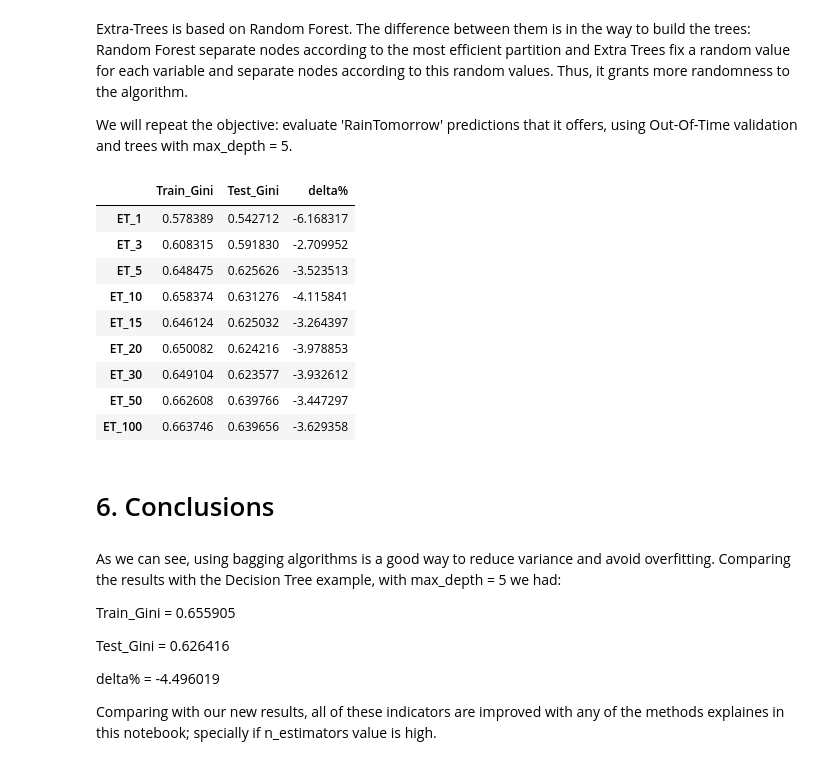
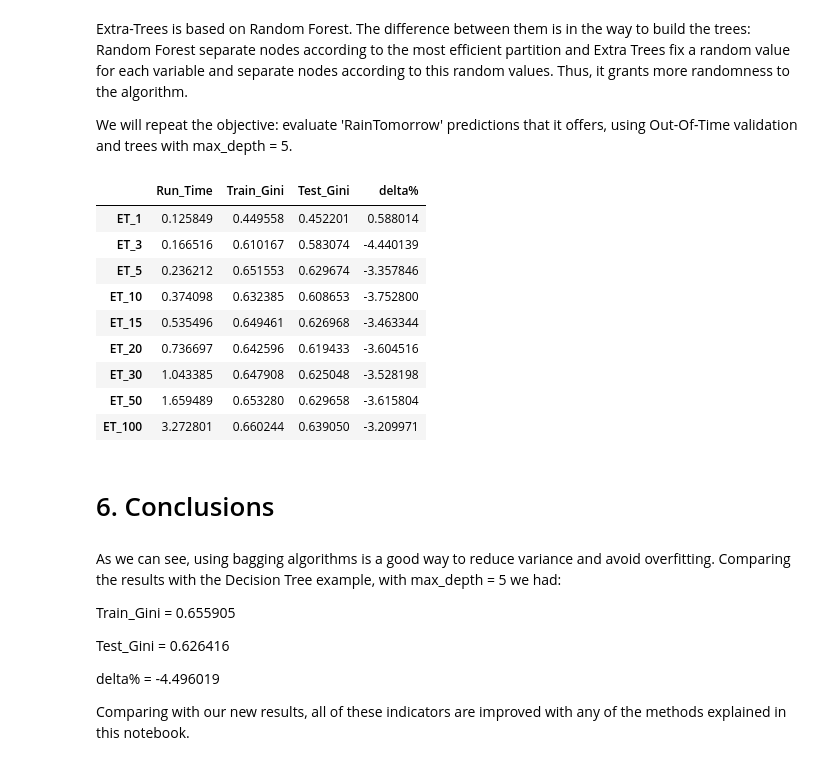
Before and after one commit to GinesMeca/TFG, a Jupyter notebook: notebooks/4. Bagging algorithms.ipynb, the cells around one changed output. Drawn from its saved outputs; the diff is of its cells as text; code cells hidden in the pictures.

```diff
--- a/notebooks/4. Bagging algorithms.ipynb
+++ b/notebooks/4. Bagging algorithms.ipynb
@@ -56,6 +57,7 @@ test = weather[weather.Date >= test_date].fillna(-1)
 tree = DecisionTreeClassifier(max_depth = 5)
 metrics = {}
 for n_estimators in [1, 3, 5, 10, 15, 20, 30, 50, 100]:
+    start_time = time.time()
     model = BaggingClassifier(base_estimator = tree, n_estimators = n_estimators)
     model.fit(train[model_columns],train.RainTomorrow);
 
@@ -64,10 +66,11 @@ for n_estimators in [1, 3, 5, 10, 15, 20, 30, 50, 100]:
 
     metrics['Bag_'+ str(n_estimators)] = {
         'Train_Gini': 2*roc_auc_score(train.RainTomorrow, train_pred)-1,
-        'Test_Gini': 2*roc_auc_score(test.RainTomorrow, test_pred)-1
+        'Test_Gini': 2*roc_auc_score(test.RainTomorrow, test_pred)-1,
+        'Run_Time': time.time() - start_time
     }
 
-metrics_pd = pd.DataFrame.from_dict(metrics, orient='index',columns=['Train_Gini', 'Test_Gini'])
-metrics_pd['delta%'] = 100*(metrics_pd.Test_Gini - metrics_pd.Train_Gini) / metrics_pd.Train_Gini
-metrics_pd
+metrics_bag = pd.DataFrame.from_dict(metrics, orient='index',columns=['Run_Time', 'Train_Gini', 'Test_Gini'])
+metrics_bag['delta%'] = 100*(metrics_bag.Test_Gini - metrics_bag.Train_Gini) / metrics_bag.Train_Gini
+metrics_bag
 # %% [output]
@@ -91,6 +94,7 @@ Now, we are interested in running Random Forest algorithm on the current dataset
 #We generate our Random Forest algorithms:
 metrics = {}
 for n_estimators in [1, 3, 5, 10, 15, 20, 30, 50, 100]:
+    start_time = time.time()
     model = RandomForestClassifier(n_estimators = n_estimators, max_depth = 5, max_features = 'sqrt')
     model.fit(train[model_columns],train.RainTomorrow);
 
@@ -99,10 +103,11 @@ for n_estimators in [1, 3, 5, 10, 15, 20, 30, 50, 100]:
 
     metrics['RF_'+ str(n_estimators)] = {
         'Train_Gini': 2*roc_auc_score(train.RainTomorrow, train_pred)-1,
-        'Test_Gini': 2*roc_auc_score(test.RainTomorrow, test_pred)-1
+        'Test_Gini': 2*roc_auc_score(test.RainTomorrow, test_pred)-1,
+        'Run_Time': time.time() - start_time
     }
 
-metrics_pd = pd.DataFrame.from_dict(metrics, orient='index',columns=['Train_Gini', 'Test_Gini'])
-metrics_pd['delta%'] = 100*(metrics_pd.Test_Gini - metrics_pd.Train_Gini) / metrics_pd.Train_Gini
-metrics_pd
+metrics_RF = pd.DataFrame.from_dict(metrics, orient='index',columns=['Run_Time', 'Train_Gini', 'Test_Gini'])
+metrics_RF['delta%'] = 100*(metrics_RF.Test_Gini - metrics_RF.Train_Gini) / metrics_RF.Train_Gini
+metrics_RF
 # %% [output]
@@ -125,32 +130,34 @@ We will repeat the objective: evaluate 'RainTomorrow' predictions that it offers
 # %%
 #We generate our Extra-Trees algorithms:
 metrics = {}
 for n_estimators in [1, 3, 5, 10, 15, 20, 30, 50, 100]:
+    start_time = time.time()
     model = ExtraTreesClassifier(n_estimators = n_estimators, max_depth = 5, max_features = 'sqrt')
     model.fit(train[model_columns],train.RainTomorrow);
 
     train_pred = model.predict_proba(train[model_columns])[:, 1]
     test_pred = model.predict_proba(test[model_columns])[:, 1]
 
     metrics['ET_'+ str(n_estimators)] = {
         'Train_Gini': 2*roc_auc_score(train.RainTomorrow, train_pred)-1,
-        'Test_Gini': 2*roc_auc_score(test.RainTomorrow, test_pred)-1
+        'Test_Gini': 2*roc_auc_score(test.RainTomorrow, test_pred)-1,
+        'Run_Time': time.time() - start_time
     }
 
-metrics_pd = pd.DataFrame.from_dict(metrics, orient='index',columns=['Train_Gini', 'Test_Gini'])
-metrics_pd['delta%'] = 100*(metrics_pd.Test_Gini - metrics_pd.Train_Gini) / metrics_pd.Train_Gini
-metrics_pd
+metrics_ET = pd.DataFrame.from_dict(metrics, orient='index',columns=['Run_Time', 'Train_Gini', 'Test_Gini'])
+metrics_ET['delta%'] = 100*(metrics_ET.Test_Gini - metrics_ET.Train_Gini) / metrics_ET.Train_Gini
+metrics_ET
 # %% [output]
-|  | Train_Gini | Test_Gini | delta% |
-| ET_1 | 0.578389 | 0.542712 | -6.168317 |
-| ET_3 | 0.608315 | 0.591830 | -2.709952 |
-| ET_5 | 0.648475 | 0.625626 | -3.523513 |
-| ET_10 | 0.658374 | 0.631276 | -4.115841 |
-| ET_15 | 0.646124 | 0.625032 | -3.264397 |
-| ET_20 | 0.650082 | 0.624216 | -3.978853 |
-| ET_30 | 0.649104 | 0.623577 | -3.932612 |
-| ET_50 | 0.662608 | 0.639766 | -3.447297 |
-| ET_100 | 0.663746 | 0.639656 | -3.629358 |
+|  | Run_Time | Train_Gini | Test_Gini | delta% |
+| ET_1 | 0.125849 | 0.449558 | 0.452201 | 0.588014 |
+| ET_3 | 0.166516 | 0.610167 | 0.583074 | -4.440139 |
+| ET_5 | 0.236212 | 0.651553 | 0.629674 | -3.357846 |
+| ET_10 | 0.374098 | 0.632385 | 0.608653 | -3.752800 |
+| ET_15 | 0.535496 | 0.649461 | 0.626968 | -3.463344 |
+| ET_20 | 0.736697 | 0.642596 | 0.619433 | -3.604516 |
+| ET_30 | 1.043385 | 0.647908 | 0.625048 | -3.528198 |
+| ET_50 | 1.659489 | 0.653280 | 0.629658 | -3.615804 |
+| ET_100 | 3.272801 | 0.660244 | 0.639050 | -3.209971 |
 # %% [markdown]
 # 6. Conclusions
 # %% [markdown]
@@ -162,4 +169,4 @@ Test_Gini = 0.626416
 
 delta% = -4.496019
 
-Comparing with our new results, all of these indicators are improved with any of the methods explaines in this notebook; specially if n_estimators value is high.
+Comparing with our new results, all of these indicators are improved with any of the methods explained in this notebook.
```
Also changed, not shown: parts of 5 cells of this notebook, 3 other files.
